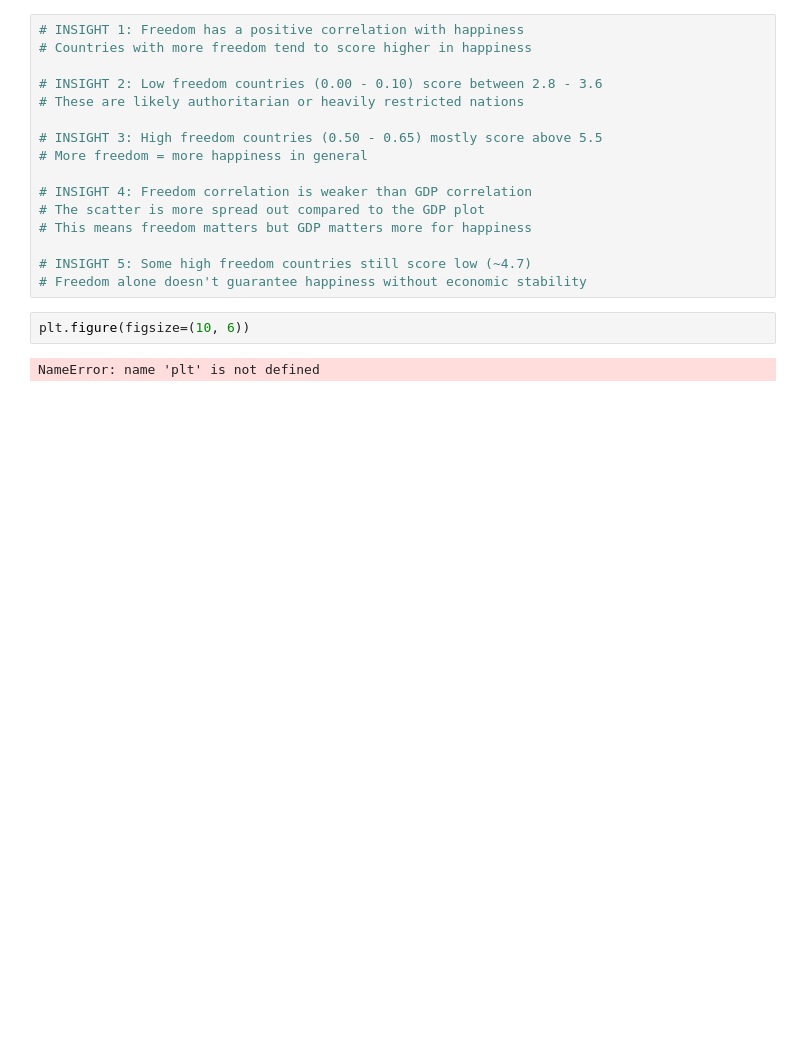
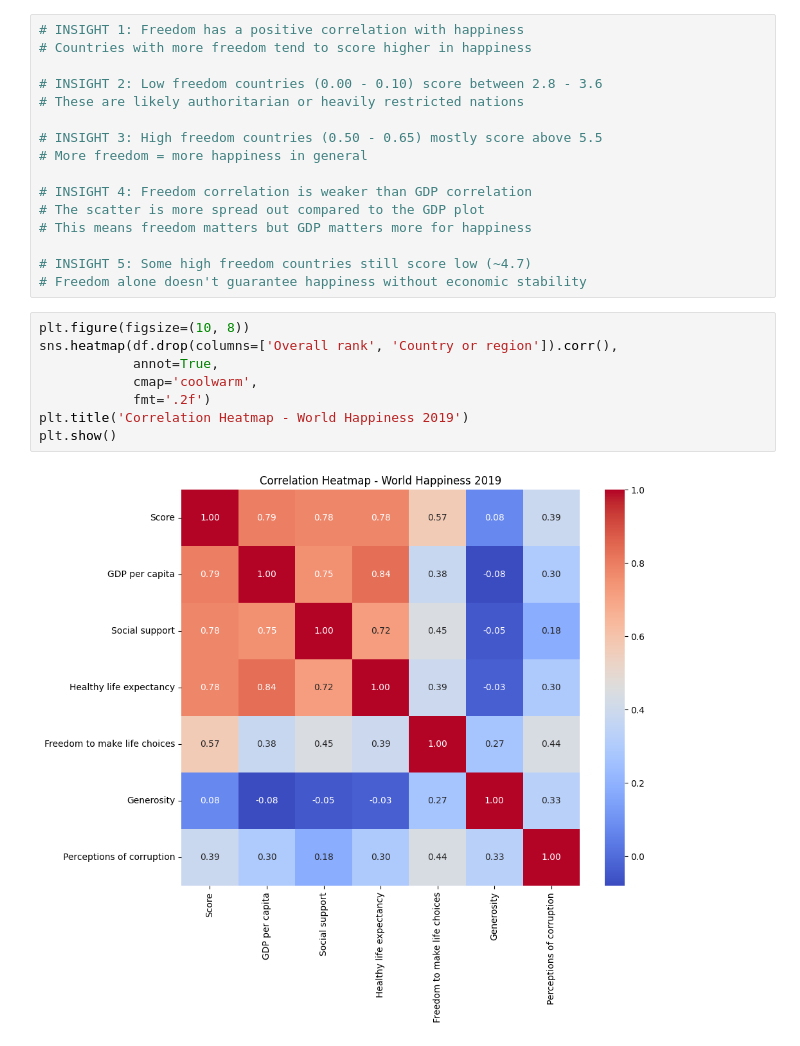
Before and after one commit to ambatuCode887/happiness_index_analysis, a Jupyter notebook: EDA.ipynb, the cells around one changed output. Cells and saved outputs as stored; diff of their text form; blank space fills up the shorter version.

```diff
--- a/EDA.ipynb
+++ b/EDA.ipynb
@@ -82,6 +82,12 @@ plt.show()
 # INSIGHT 5: Some high freedom countries still score low (~4.7)
 # Freedom alone doesn't guarantee happiness without economic stability
 # %%
-plt.figure(figsize=(10, 6))
+plt.figure(figsize=(10, 8))
+sns.heatmap(df.drop(columns=['Overall rank', 'Country or region']).corr(),
+            annot=True,
+            cmap='coolwarm',
+            fmt='.2f')
+plt.title('Correlation Heatmap - World Happiness 2019')
+plt.show()
 # %% [output]
-NameError: name 'plt' is not defined
+[figure, added]
```
Also changed, not shown: parts of 2 cells of this notebook.
